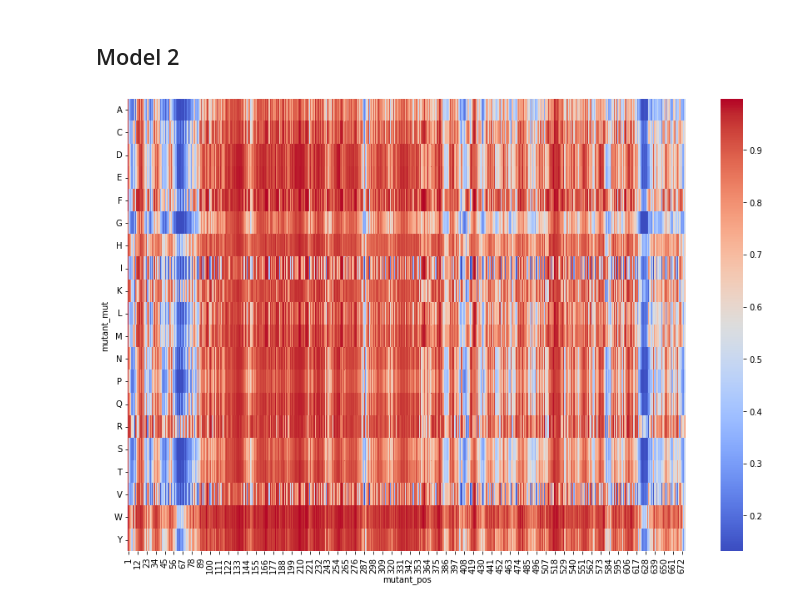
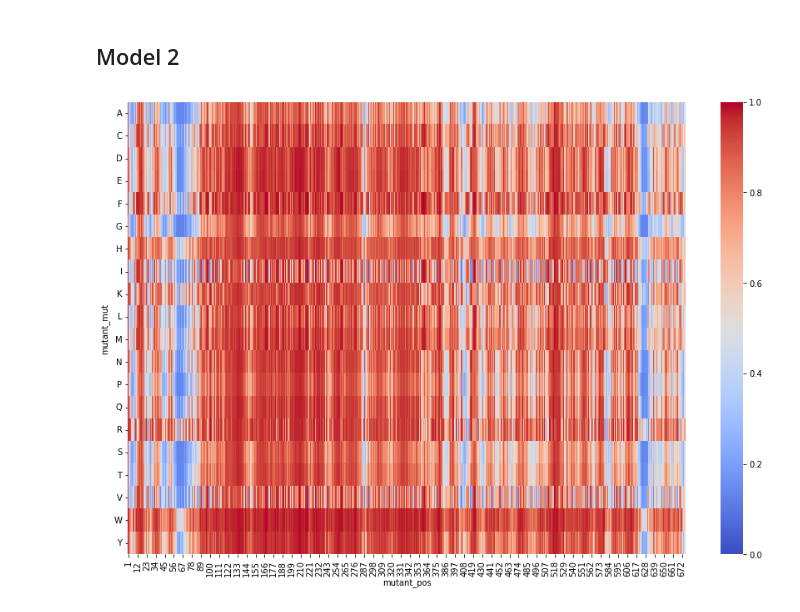
Before and after one commit to kpgbrock/CS89_VariantEffectPrediction, a Jupyter notebook: Code/demo_all_three_models.ipynb, the cells around one changed output. Cells and saved outputs as stored; diff of their text form; code cells hidden in the pictures.

```diff
--- a/Code/demo_all_three_models.ipynb
+++ b/Code/demo_all_three_models.ipynb
@@ -91,9 +101,9 @@ m2.load_nn_model_from_weights(main_path+'Code/Trained_Model_Weights/Model2_clust
 # %%
 uniprot2 = vep.Protein(uniprot_id)
 uniprot2.test_all_single_aa_subs(m2)
-uniprot2.plot_heatmap_pathogenicity(set_wt_to_zero=False)
+uniprot2.plot_heatmap_pathogenicity()
 # %% [output]
-[figure, old version]
+[figure, new version]
 # %%
 uniprot2.predictions
 # %% [output]
```
Also changed, not shown: parts of 17 cells of this notebook, 20 other files.
